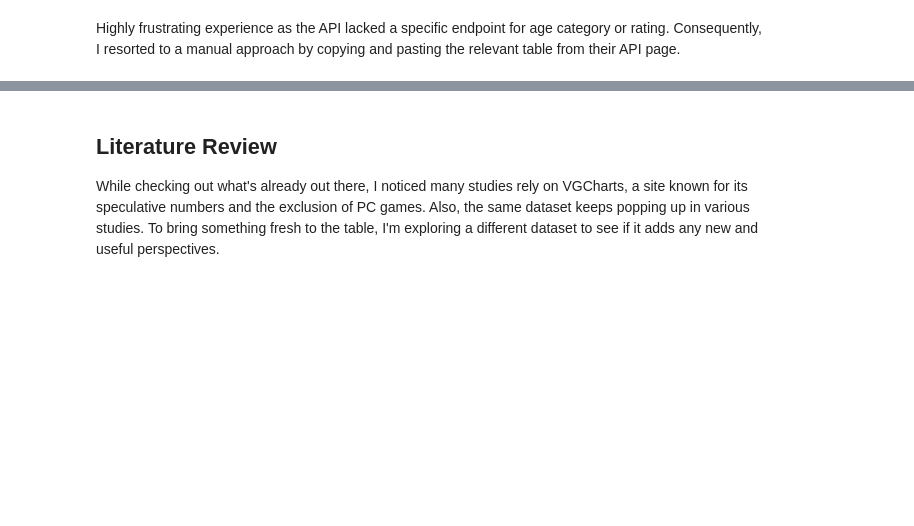
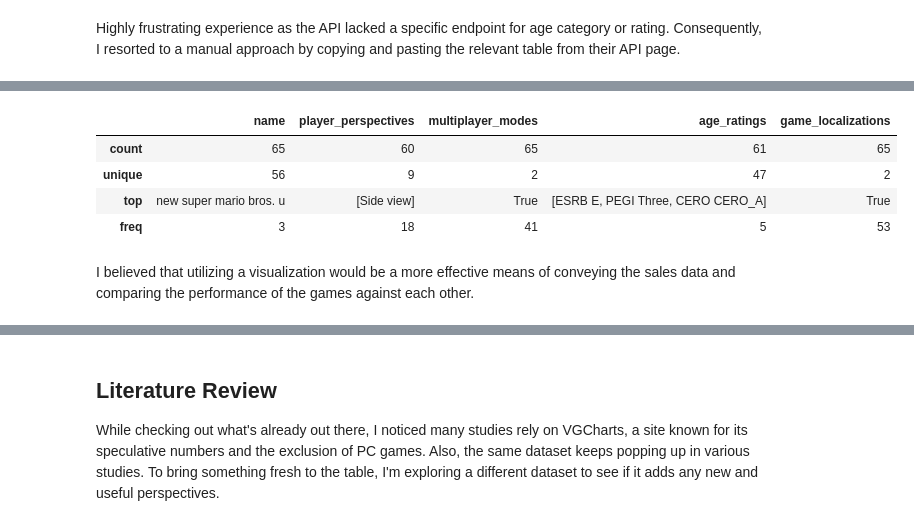
Before and after one commit to zhiwt01/project, a Jupyter notebook: info.ipynb, the cells around one changed output, grey strips where cells are left out. Drawn from its saved outputs; the diff is of its cells as text; code cells hidden in the pictures; blank space fills up the shorter version.

```diff
--- a/info.ipynb
+++ b/info.ipynb
@@ -627,0 +599,14 @@ print(df.head())
+# %%
+def clean_and_convert_date(date_str):
+    cleaned_date = date_str.split('[')[0].strip()
+    return cleaned_date
+
+
+desired_categories = ['main_game', 'remake', 'remaster']
+
+filtered_df = df[df['category'].isin(desired_categories)]
+filtered_df = filtered_df.dropna(subset=['first_release_date'])
+
+desired_dates = pd.to_datetime(titles['Initial release date'].apply(clean_and_convert_date), errors='coerce', utc=False).dt.strftime('%B , %Y')
+filtered_df['first_release_date'] = pd.to_datetime(filtered_df['first_release_date'], errors='coerce', utc=False).dt.strftime('%B , %Y')
+filtered_df = filtered_df[filtered_df['first_release_date'].isin(desired_dates)]
@@ -627,0 +615,5 @@ print(df.head())
+# %%
+filtered_df = filtered_df.map(lambda x: x.lower() if isinstance(x, str) else x)
+clean_titles_name= [item.lower() for item in clean_titles_name]
+missing_names= missing_item(clean_titles_name,filtered_df['name'].tolist())
+print(missing_names)
@@ -627,0 +676,10 @@ print(df.head())
+# %%
+general_df.describe()
+# %% [output]
+|  | name | player_perspectives | multiplayer_modes | age_ratings | game_localizations |
+| count | 65 | 60 | 65 | 61 | 65 |
+| unique | 56 | 9 | 2 | 47 | 2 |
+| top | new super mario bros. u | [Side view] | True | [ESRB E, PEGI Three, CERO CERO_A] | True |
+| freq | 3 | 18 | 41 | 5 | 53 |
+# %% [markdown]
+I believed that utilizing a visualization would be a more effective means of conveying the sales data and comparing the performance of the games against each other.
```
Also changed, not shown: parts of 33 cells of this notebook, 4 other files.
